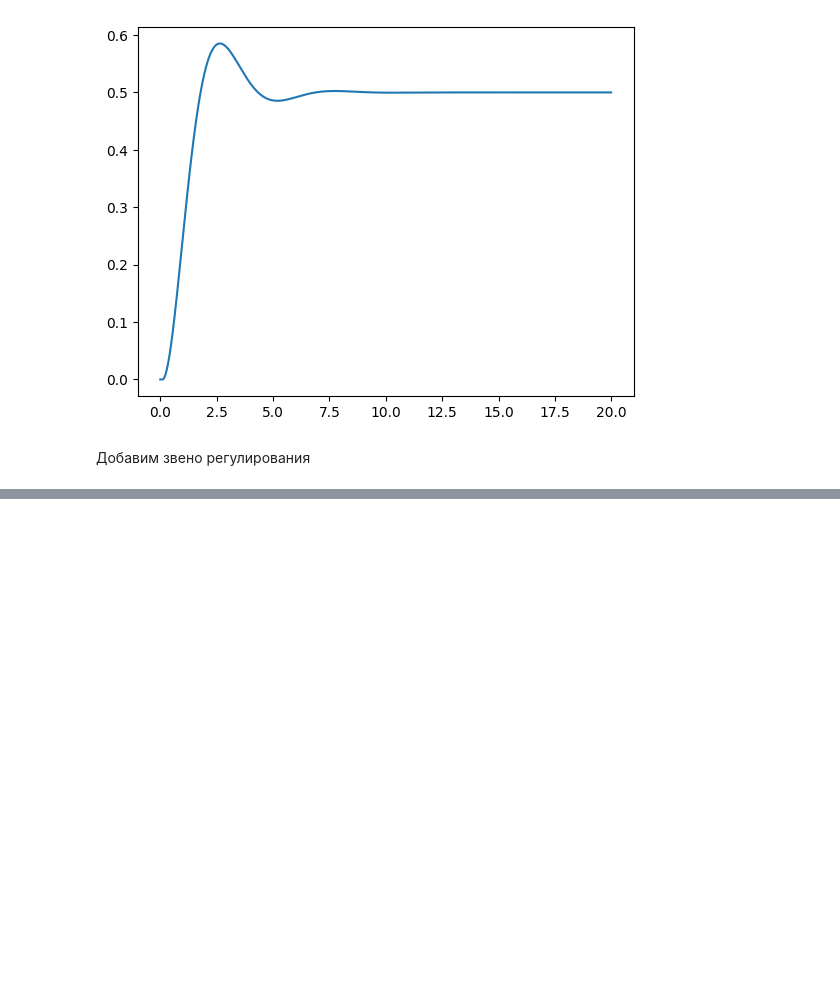
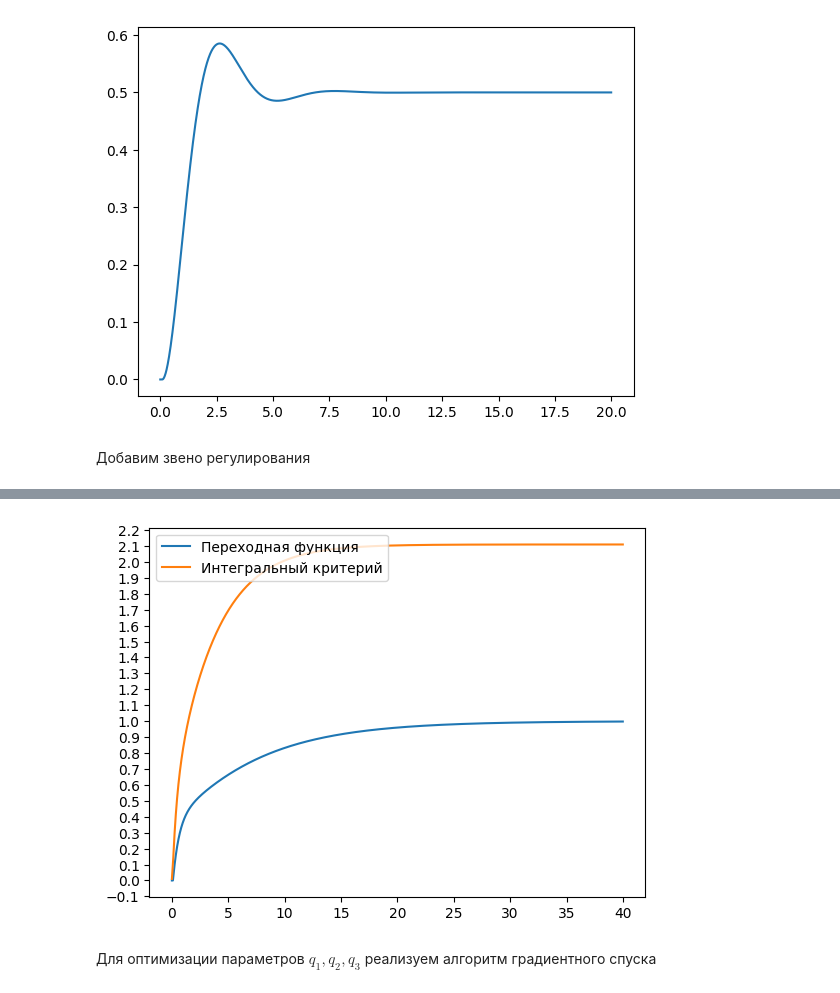
Before and after one commit to PavelKhodalitskii/optimal_control_course_2025, a Jupyter notebook: lab1_opt_.ipynb, the cells around one changed output, grey strips where cells are left out. Cells and saved outputs as stored; diff of their text form; code cells hidden in the pictures; blank space fills up the shorter version.

Commit message:
Integral criterion added

```diff
--- a/lab1_opt_.ipynb
+++ b/lab1_opt_.ipynb
@@ -65,10 +64,9 @@ u_values = []
 Добавим звено запаздывания
 # %%
 class DelayModule:
-    input_values = []
-
     def __init__(self, tau: float):
         self.tau = tau
+        self.input_values = []
         self.shift = int(tau / dt)
 
     def calc_output(self, input_value):
@@ -76,6 +74,9 @@ class DelayModule:
         if len(self.input_values) < self.shift:
             return 0
         return self.input_values[len(self.input_values) - self.shift]
+
+    def __str__(self):
+        return f"INPUT VALS {len(self.input_values)}"
 # %%
 t_vals = []
 t = 0
@@ -101,11 +107,22 @@ plt.show()
 # %% [markdown]
 Добавим звено регулирования
 # %%
-class ControlLink:
+class ControlModule:
+    __integ_part = 0
+    __previous_input = 0
+
+    '''ПИД регулятор'''
     def __init__(self, q_1, q_2, q_3):
         self.q_1 = q_1
         self.q_2 = q_2
         self.q_3 = q_3
 
     def calc_output(self, input_value):
-        pass
+        self.__integ_part += input_value*dt
+        input_direvative = (input_value - self.__previous_input) / dt
+        output = self.q_1 + self.q_2 * self.__integ_part + self.q_3 * input_direvative
+        self.__previous_input = input_value
+        return output
+
+    def __str__(self):
+        return f"Integral: {self.__integ_part}, previous_input: {self.__previous_input}"
@@ -111,0 +179,6 @@ class ControlLink:
+# %%
+# Для использования сотставного интегрального критерия качества необходимо выбрать mu
+# Так как t_рег / 6 <= mu < t_рег / 3
+
+# Пока возьму случайное значение
+mu = 1
@@ -111,0 +239,14 @@ class ControlLink:
+# %%
+from matplotlib.ticker import MultipleLocator
+
+fig = plt.figure()
+ax1 = fig.add_subplot()
+
+ax1.plot(t_vals, y_values, label='Переходная функция')
+ax1.plot(t_vals, I_values, label='Интегральный критерий')
+ax1.yaxis.set_major_locator(MultipleLocator(0.1))
+
+plt.legend(loc='upper left')
+plt.show()
+# %% [output]
+[figure, added]
@@ -111,0 +272,2 @@ class ControlLink:
+# %% [markdown]
+Для оптимизации параметров $` q_1, q_2, q_3 `$ реализуем алгоритм градиентного спуска
```
Also changed, not shown: parts of 15 cells of this notebook.
